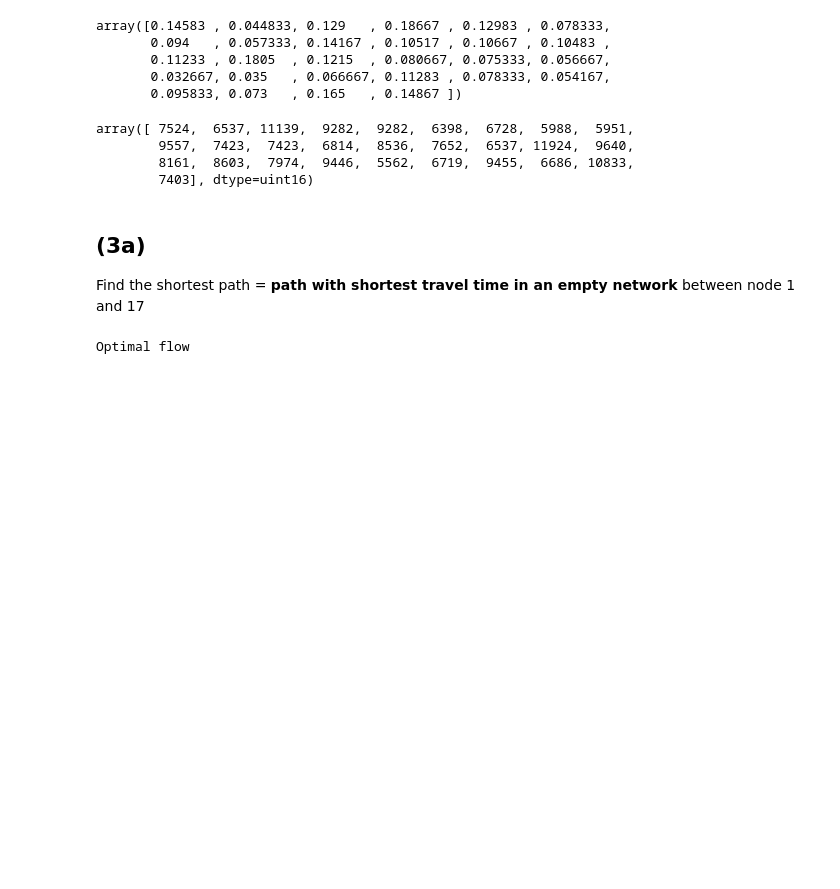
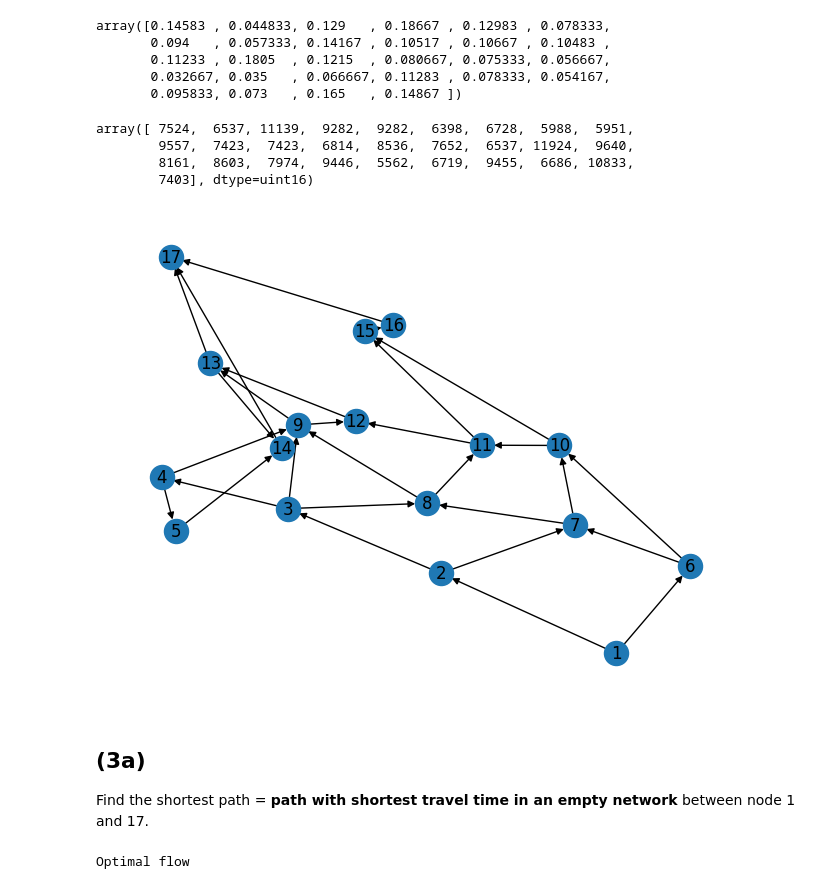
Before and after one commit to alecasel/Network-Dynamics-And-Learning, a Jupyter notebook: h1/Homework1.ipynb, the cells around one changed output. Saved outputs shown, nothing was run; the diff lists cells and outputs as text; code cells hidden in the pictures; blank space fills up the shorter version.

```diff
--- a/h1/Homework1.ipynb
+++ b/h1/Homework1.ipynb
@@ -469,9 +469,24 @@ array([ 7524,  6537, 11139,  9282,  9282,  6398,  6728,  5988,  5951,
         9557,  7423,  7423,  6814,  8536,  7652,  6537, 11924,  9640,
         8161,  8603,  7974,  9446,  5562,  6719,  9455,  6686, 10833,
         7403], dtype=uint16)
+# %%
+G = nx.DiGraph()
+
+for j in range(B.shape[1]): # cols to consider
+    for i in range(B.shape[0]): # rows = 17
+        # save the node of the links
+        if B[i][j] == 1: # fixed col, to check which are the i nodes of the link j
+            u = i+1 # nodes start from 1, not 0
+        elif B[i][j] == -1:
+            v = i+1
+    G.add_edge(u,v, capacity=C[j])
+
+nx.draw(G, with_labels=True)
+# %% [output]
+[figure, added]
 # %% [markdown]
 ## (3a)
-Find the shortest path = **path with shortest travel time in an empty network** between node 1 and 17
+Find the shortest path = **path with shortest travel time in an empty network** between node 1 and 17.
 # %%
 n_edges = np.shape(B)[1]
 # To make the network empty, we assume that in the network there is only 1 car
```
Also changed, not shown: parts of 31 cells of this notebook.
